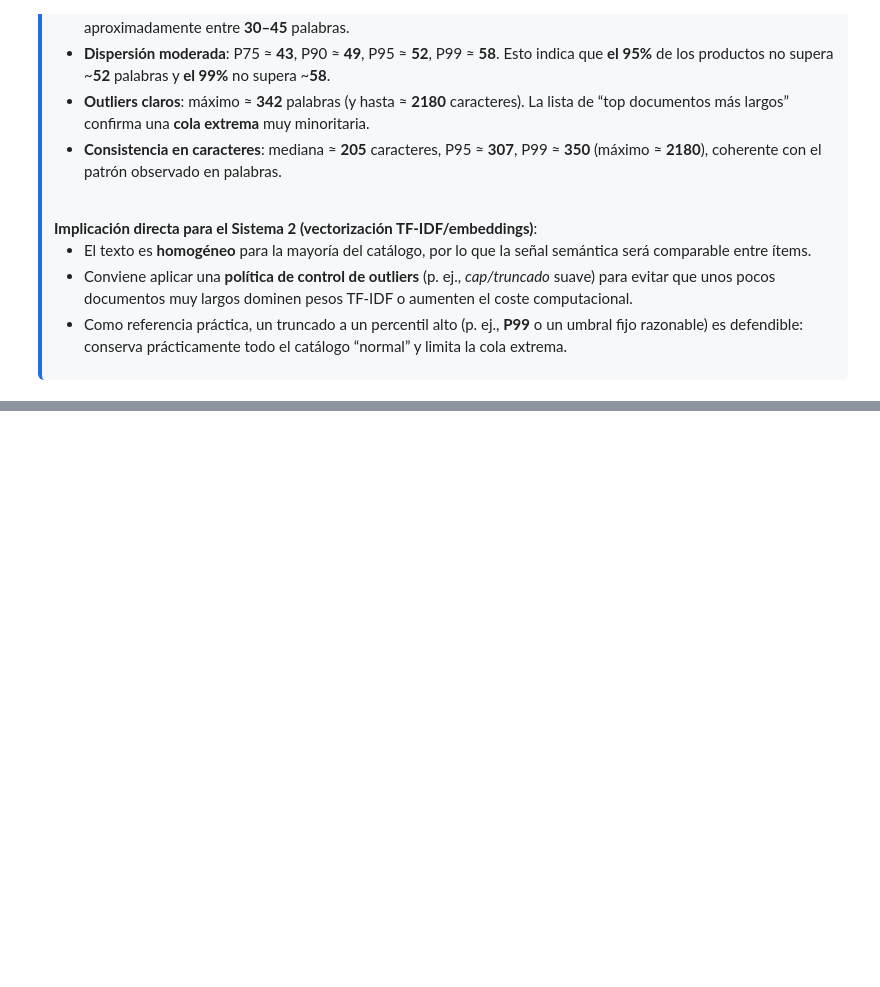
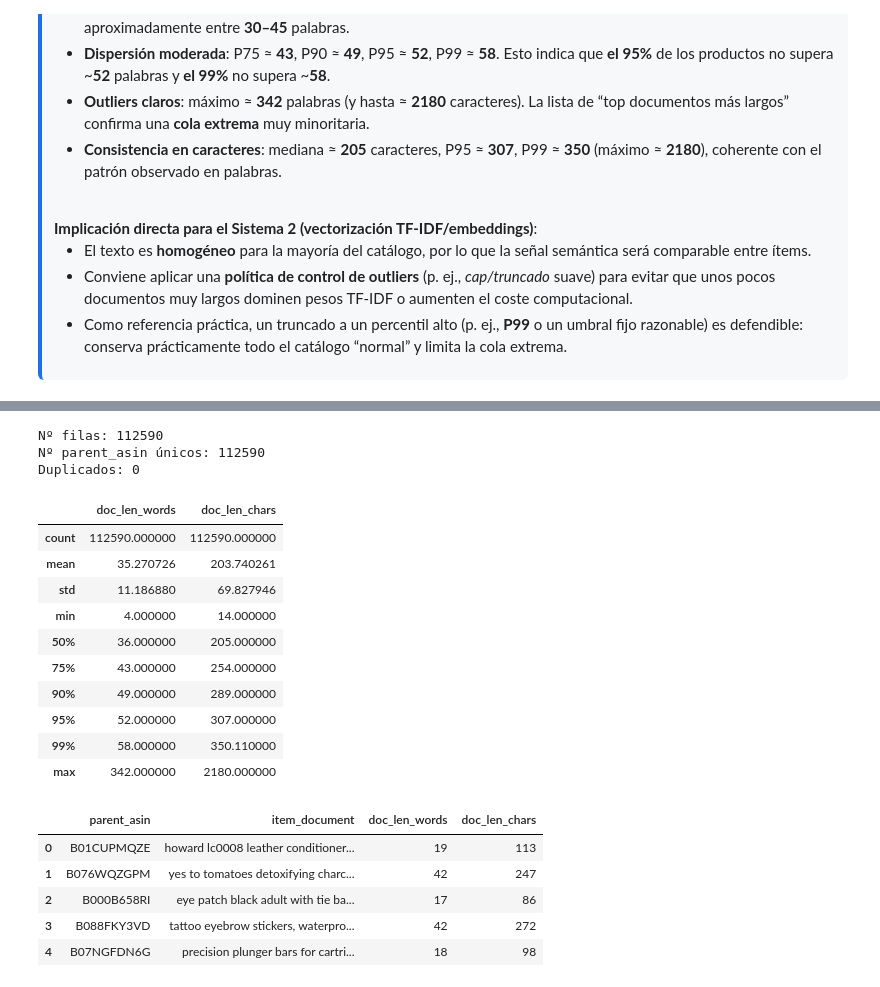
Before and after one commit to jwyangyin/TFM, a Jupyter notebook: TFM_Notebook_2_(Master_Data_Science)_Sistema_de_recomendación_basado_en_contenido_(Content_Based_Filtering).ipynb, the cells around one changed output, grey strips where cells are left out. Drawn from its saved outputs; the diff is of its cells as text; code cells hidden in the pictures; blank space fills up the shorter version.

```diff
--- a/TFM_Notebook_2_(Master_Data_Science)_Sistema_de_recomendación_basado_en_contenido_(Content_Based_Filtering).ipynb
+++ b/TFM_Notebook_2_(Master_Data_Science)_Sistema_de_recomendación_basado_en_contenido_(Content_Based_Filtering).ipynb
@@ -1442,0 +1223,48 @@ robustez del sistema y eficiencia computacional.
+# %%
+# =========================
+# 1) Dataset final:
+# =========================
+# Se asume que items_doc ya existe desde el Capítulo 3:
+# items_doc: columnas -> ["parent_asin", "title", "main_category", "details", "item_document"]
+
+# 1) Seleccionamos dataset mínimo para el sistema:
+df_content = items_doc[["parent_asin", "item_document"]].copy()
+
+# 2) Tipos y nulos:
+df_content["parent_asin"] = df_content["parent_asin"].astype(str)
+df_content["item_document"] = df_content["item_document"].fillna("").astype(str)
+
+# 3) Control de duplicados:
+n_total = len(df_content)
+n_unique = df_content["parent_asin"].nunique()
+print(f"Nº filas: {n_total}")
+print(f"Nº parent_asin únicos: {n_unique}")
+print(f"Duplicados: {n_total - n_unique}")
+
+# 4) Longitud mínima (diagnóstico rápido):
+df_content["doc_len_words"] = df_content["item_document"].str.split().apply(len)
+df_content["doc_len_chars"] = df_content["item_document"].str.len()
+
+display(df_content[["doc_len_words", "doc_len_chars"]].describe(percentiles=[0.5, 0.75, 0.9, 0.95, 0.99]))
+display(df_content.head(5))
+# %% [output]
+Nº filas: 112590
+Nº parent_asin únicos: 112590
+Duplicados: 0
+|  | doc_len_words | doc_len_chars |
+| count | 112590.000000 | 112590.000000 |
+| mean | 35.270726 | 203.740261 |
+| std | 11.186880 | 69.827946 |
+| min | 4.000000 | 14.000000 |
+| 50% | 36.000000 | 205.000000 |
+| 75% | 43.000000 | 254.000000 |
+| 90% | 49.000000 | 289.000000 |
+| 95% | 52.000000 | 307.000000 |
+| 99% | 58.000000 | 350.110000 |
+| max | 342.000000 | 2180.000000 |
+|  | parent_asin | item_document | doc_len_words | doc_len_chars |
+| 0 | B01CUPMQZE | howard lc0008 leather conditioner... | 19 | 113 |
+| 1 | B076WQZGPM | yes to tomatoes detoxifying charc... | 42 | 247 |
+| 2 | B000B658RI | eye patch black adult with tie ba... | 17 | 86 |
+| 3 | B088FKY3VD | tattoo eyebrow stickers, waterpro... | 42 | 272 |
+| 4 | B07NGFDN6G | precision plunger bars for cartri... | 18 | 98 |
```
Also changed, not shown: parts of 33 cells of this notebook.
